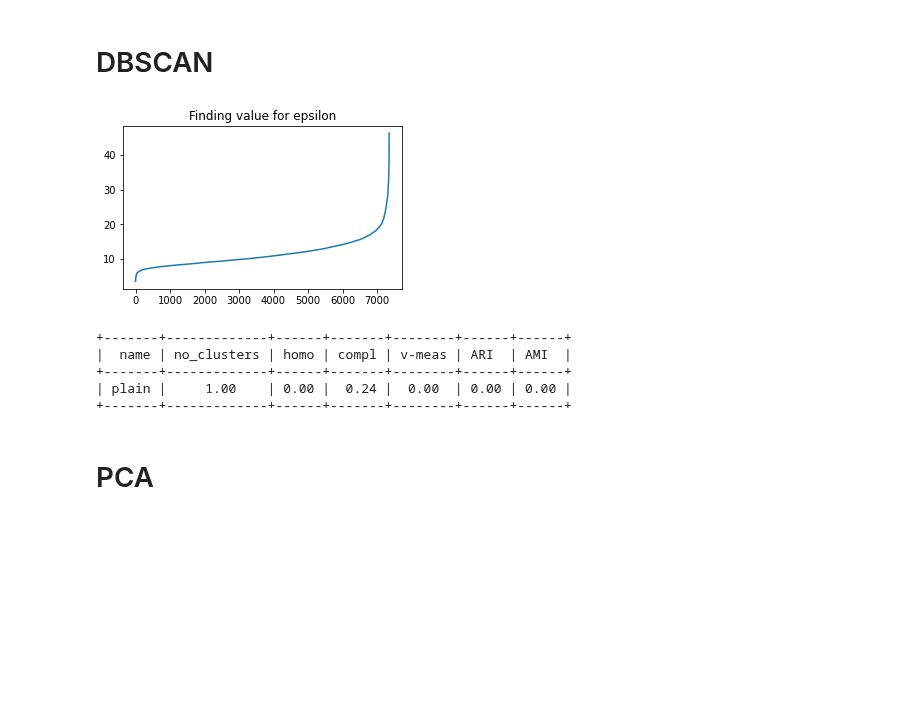
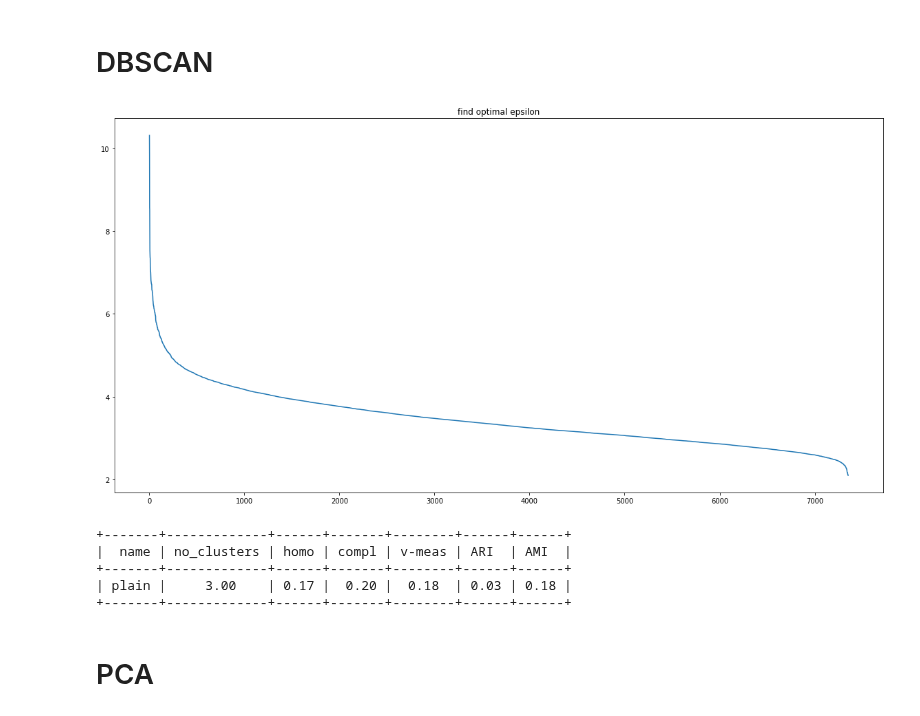
Before and after one commit to claredavies/MachineLearningCoursework, a Jupyter notebook: Assignment3/Assignment3HumanActivityRecognition.ipynb, the cells around one changed output. Cells and saved outputs as stored; diff of their text form; code cells hidden in the pictures; blank space fills up the shorter version.

Commit message:
Able to cluster successfully PCA when aiming for stationary vs motion

```diff
--- a/Assignment3/Assignment3HumanActivityRecognition.ipynb
+++ b/Assignment3/Assignment3HumanActivityRecognition.ipynb
@@ -207,32 +220,28 @@ def getDbscan(eps, min_samples, data_frame):
     dbscan.fit(data_frame)
     c_labels = dbscan.labels_
     return c_labels
-# %%
-def findDBSCANOptimalEpsilon(features,n_neighbors):
-  neighb = NearestNeighbors(n_neighbors=n_neighbors) # creating an object of the NearestNeighbors class
-  nbrs=neighb.fit(features) # fitting the data to the object
-  distances,indices=nbrs.kneighbors(features)
-
-  # Sort and plot the distances results
-  distances = np.sort(distances, axis = 0) # sorting the distances
-  distances = distances[:, 1] # taking the second column of the sorted distances
-  plt.rcParams['figure.figsize'] = (5,3) # setting the figure size
-  plt.plot(distances) # plotting the distances
-  plt.title("Finding value for epsilon")
-  plt.show()
+# %%
+def findDBSCANOptimalEpsilon(features,ns):
+  noOfPointsYouHave = len(features)
+  nbrs = NearestNeighbors(n_neighbors=ns).fit(features)
+  distances, indices = nbrs.kneighbors(features)
+  distanceDec = sorted(distances[:,ns-1], reverse=True)
+  plt.figure(figsize=(20,10))
+  plt.title("find optimal epsilon")
+  plt.plot(list(range(1,noOfPointsYouHave+1)), distanceDec)
 # %%
-findDBSCANOptimalEpsilon(X_train,6)
+findDBSCANOptimalEpsilon(X_train,4)
 # %% [output]
-[figure, old version]
+[figure, new version]
 # %%
-cluster_labels = getDbscan(56, 1000, X_train)
-evaluation_metrics = get_dbscan_metrics(y_train,cluster_labels)
-print(print_metrics('plain',evaluation_metrics ))
+cluster_labels = getDbscan(3, 25, X_train)
+evaluation_metrics = get_dbscan_metrics(y_train_binary,cluster_labels)
+print(print_metrics('plain',evaluation_metrics))
 # %% [output]
 +-------+-------------+------+-------+--------+------+------+
 |  name | no_clusters | homo | compl | v-meas | ARI  | AMI  |
 +-------+-------------+------+-------+--------+------+------+
-| plain |     1.00    | 0.00 |  0.24 |  0.00  | 0.00 | 0.00 |
+| plain |     3.00    | 0.17 |  0.20 |  0.18  | 0.03 | 0.18 |
 +-------+-------------+------+-------+--------+------+------+
 # %% [markdown]
 # PCA
```
Also changed, not shown: parts of 8 cells of this notebook.
